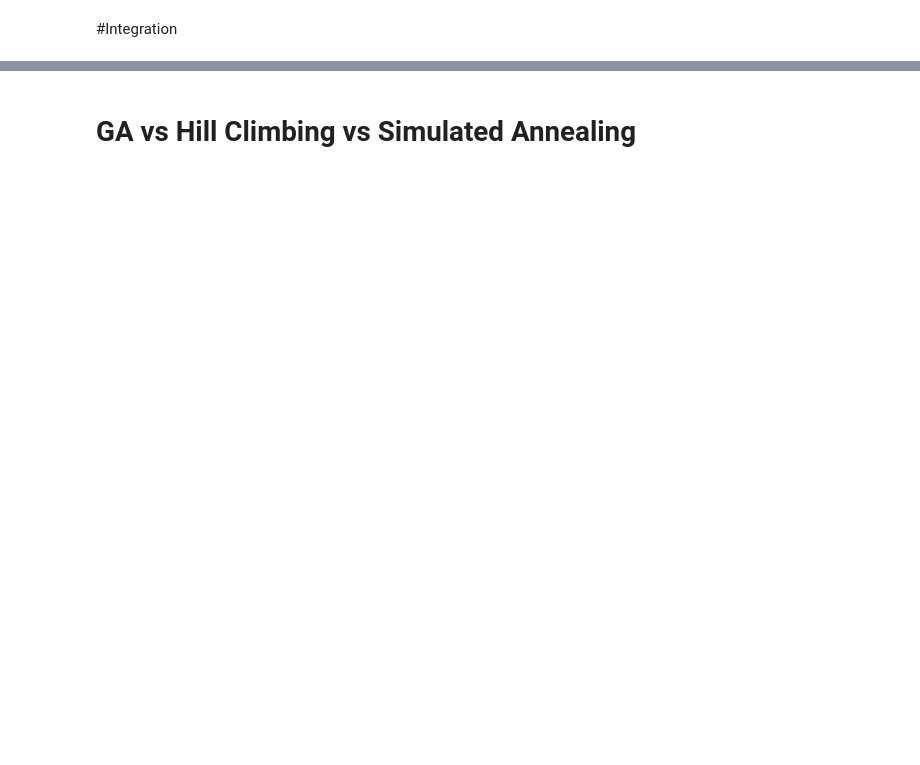
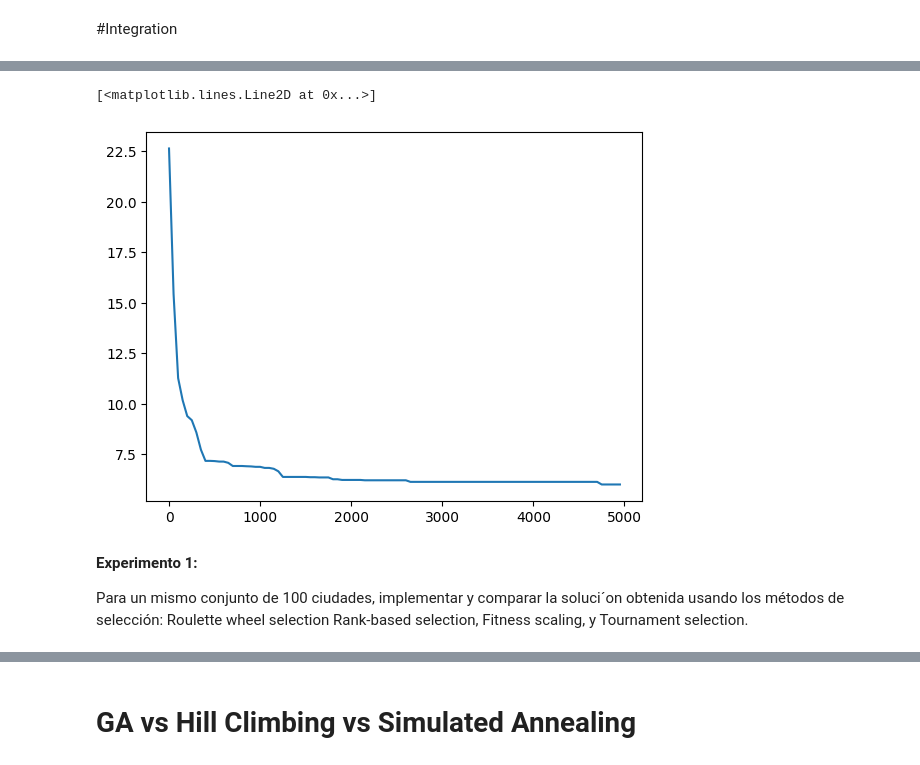
Before and after one commit to BrajanNieto/GA-TSP-Comparison, a Jupyter notebook: IA_Fundamentals_GeneticAlgorithm_TSP_BrajanNieto.ipynb, the cells around one changed output, grey strips where cells are left out. Saved outputs shown, nothing was run; the diff lists cells and outputs as text; code cells hidden in the pictures; blank space fills up the shorter version.

```diff
--- a/IA_Fundamentals_GeneticAlgorithm_TSP_BrajanNieto.ipynb
+++ b/IA_Fundamentals_GeneticAlgorithm_TSP_BrajanNieto.ipynb
@@ -458,0 +629,9 @@ plt.plot(x, y)
+# %%
+data = np.array(history)
+x = data[:, 0]
+y = data[:, 1]
+
+plt.plot(x, y)
+# %% [output]
+[<matplotlib.lines.Line2D at 0x...>]
+[figure, added]
@@ -458,0 +652,6 @@ plt.plot(x, y)
+# %% [markdown]
+**Experimento 1:**
+
+Para un mismo conjunto de 100 ciudades, implementar y comparar la soluci´on
+obtenida usando los métodos de selección: Roulette wheel selection Rank-based selection, Fitness
+scaling, y Tournament selection.
```
Also changed, not shown: parts of 33 cells of this notebook.
